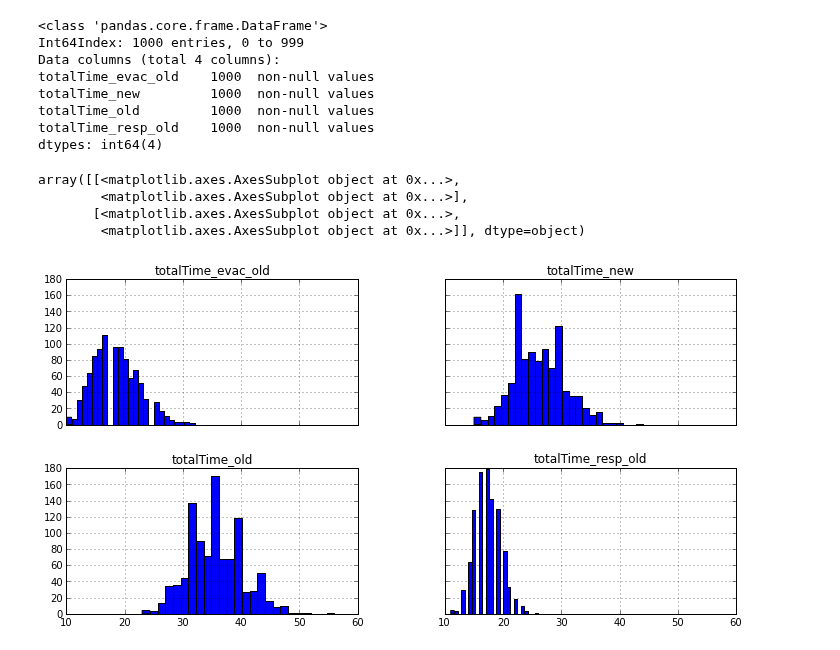
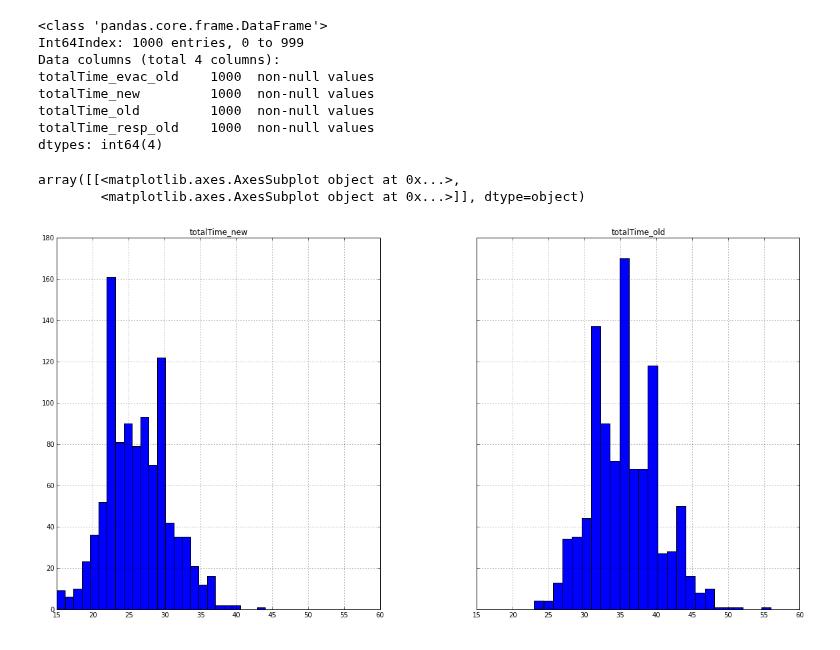
Before and after one commit to ruffsl/CS6601P1, a Jupyter notebook: Code/Python/Scrap_Work.ipynb, the cells around one changed output. Drawn from its saved outputs; the diff is of its cells as text; code cells hidden in the pictures.

Commit message:
Added Plots More plots of 1000 trial dataset

```diff
--- a/Code/Python/Scrap_Work.ipynb
+++ b/Code/Python/Scrap_Work.ipynb
@@ -574,12 +574,11 @@ df.to_csv("data_1000.csv")
 df = pd.read_csv("data_1000.csv")
 df = df.set_index('Trial')
 # %%
-fig = pyplot.figure(figsize=(12,6), dpi=80)
+fig = pyplot.figure(figsize=(20,10), dpi=80)
 ax = fig.add_subplot(1,1,1)
-df.hist(bins=25, ax=ax, sharex=True, sharey=True)
+dff = df[['totalTime_old','totalTime_new']]
+dff.hist(bins=25, ax=ax, sharex=True, sharey=True)
 # %% [output]
 array([[<matplotlib.axes.AxesSubplot object at 0x...>,
-        <matplotlib.axes.AxesSubplot object at 0x...>],
-       [<matplotlib.axes.AxesSubplot object at 0x...>,
         <matplotlib.axes.AxesSubplot object at 0x...>]], dtype=object)
-[figure, old version]
+[figure, new version]
```
Also changed, not shown: parts of 7 cells of this notebook, 4 other files.
